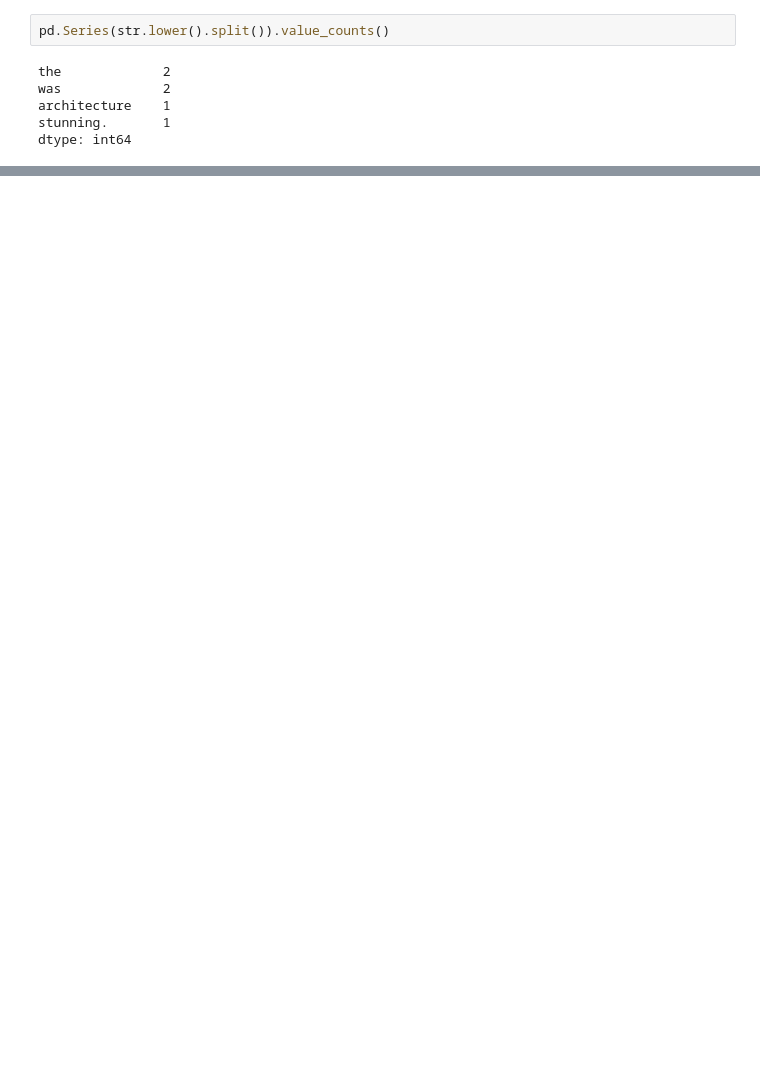
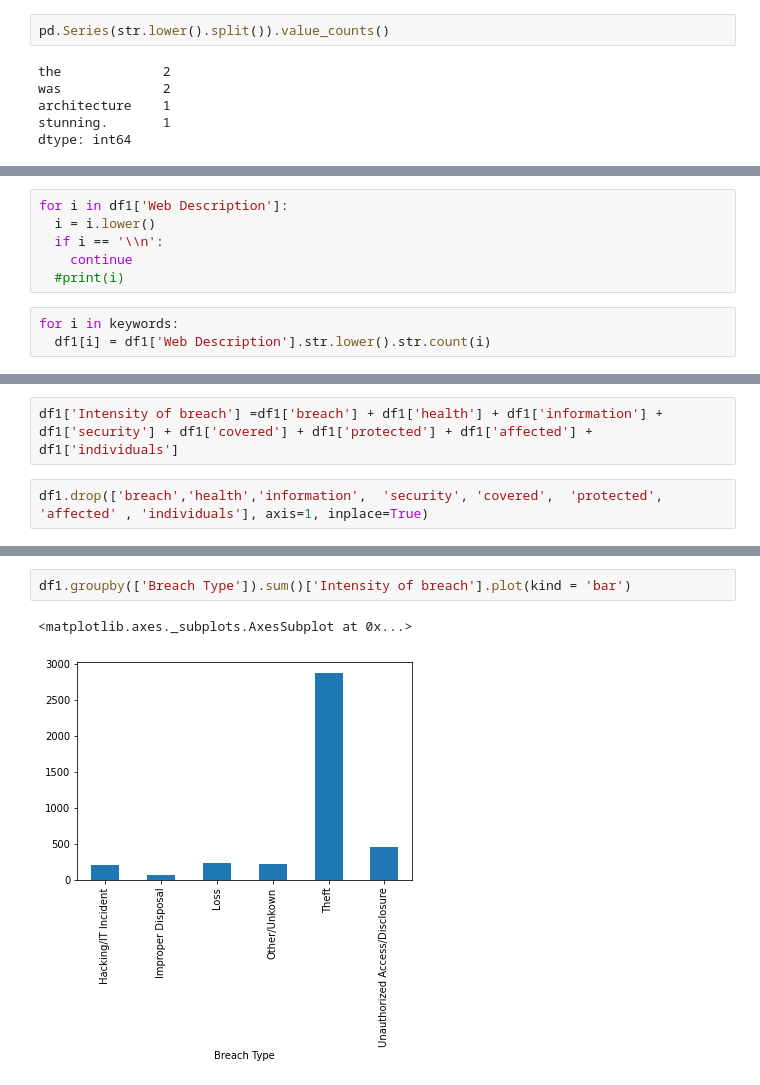
Before and after one commit to noelthomas28/2022Fall_projects, a Jupyter notebook: IS597PR_Final_Project.ipynb, the cells around one changed output, grey strips where cells are left out. Drawn from its saved outputs; the diff is of its cells as text; blank space fills up the shorter version.

```diff
--- a/IS597PR_Final_Project.ipynb
+++ b/IS597PR_Final_Project.ipynb
@@ -503,0 +572,9 @@ dtype: int64
+# %%
+for i in df1['Web Description']:
+  i = i.lower()
+  if i == '\\n':
+    continue
+  #print(i)
+# %%
+for i in keywords:
+  df1[i] = df1['Web Description'].str.lower().str.count(i)
@@ -503,0 +591,4 @@ dtype: int64
+# %%
+df1['Intensity of breach'] =df1['breach'] + df1['health'] + df1['information'] + df1['security'] + df1['covered'] + df1['protected'] + df1['affected'] + df1['individuals']
+# %%
+df1.drop(['breach','health','information',	'security',	'covered',	'protected',	'affected' , 'individuals'], axis=1, inplace=True)
@@ -503,0 +604,5 @@ dtype: int64
+# %%
+df1.groupby(['Breach Type']).sum()['Intensity of breach'].plot(kind = 'bar')
+# %% [output]
+<matplotlib.axes._subplots.AxesSubplot at 0x...>
+[figure, added]
```
Also changed, not shown: parts of 26 cells of this notebook.
